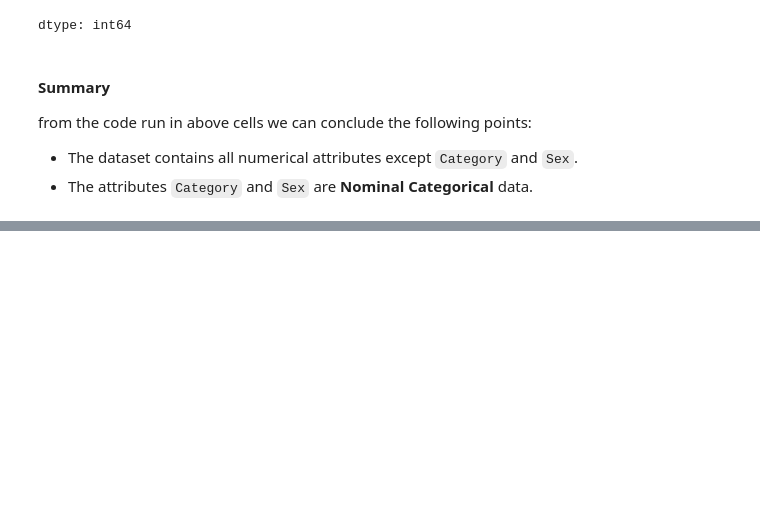
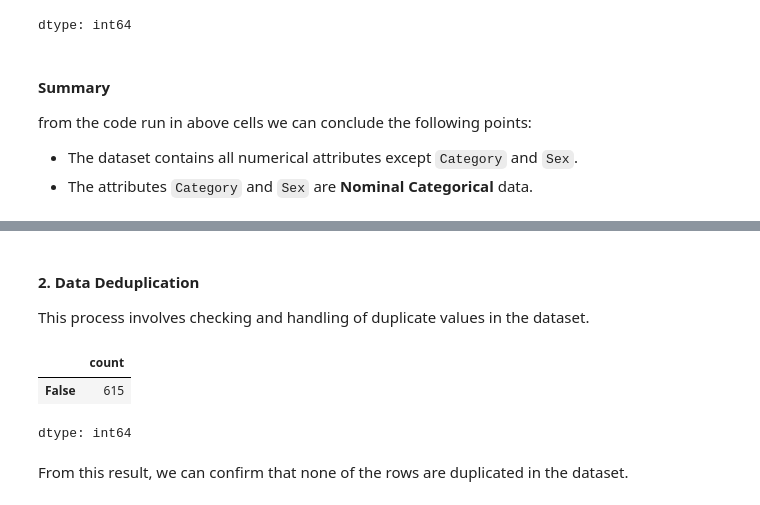
Before and after one commit to bootycurry/eda-assessment, a Jupyter notebook: 22BDS0142.ipynb, the cells around one changed output, grey strips where cells are left out. Saved outputs shown, nothing was run; the diff lists cells and outputs as text; code cells hidden in the pictures; blank space fills up the shorter version.

```diff
--- a/22BDS0142.ipynb
+++ b/22BDS0142.ipynb
@@ -100,0 +121,11 @@ from the code run in above cells we can conclude the following points:
+# %% [markdown]
+#### 2. Data Deduplication
+This process involves checking and handling of duplicate values in the dataset.
+# %%
+df.duplicated().value_counts()
+# %% [output]
+|  | count |
+| False | 615 |
+dtype: int64
+# %% [markdown]
+From this result, we can confirm that none of the rows are duplicated in the dataset.
```
Also changed, not shown: parts of 5 cells of this notebook.
